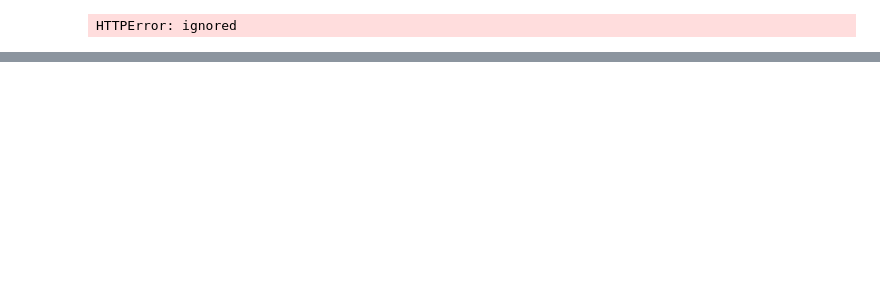
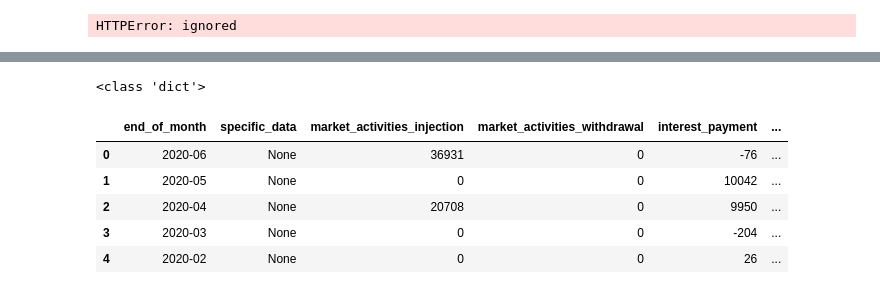
Before and after one commit to BruceAuHK/Dashboard_FFO, a Jupyter notebook: Plotly_Testing_backup.ipynb, the cells around one changed output, grey strips where cells are left out. Saved outputs shown, nothing was run; the diff lists cells and outputs as text; code cells hidden in the pictures; blank space fills up the shorter version.

```diff
--- a/Plotly_Testing_backup.ipynb
+++ b/Plotly_Testing_backup.ipynb
@@ -690,0 +795,26 @@ df.head(10)
+# %%
+import ssl
+import urllib.request
+ssl._create_default_https_context = ssl._create_unverified_context
+records = []
+url = 'https://api.hkma.gov.hk/public/market-data-and-statistics/monthly-statistical-bulletin/monetary-operation/market-operation-periodaverage?offset=0'
+
+raw = urllib.request.urlopen (url)
+type(raw)
+raw_dict = json.loads(raw.read().decode())
+print(type(raw_dict))
+#jsonResponse = json.loads(response.decode('utf-8'))
+
+#          data = json.loads(req.read().decode())
+
+records += raw_dict['result']['records']
+df = pd.json_normalize(records)
+df.head()
+# %% [output]
+<class 'dict'>
+|  | end_of_month | specific_data | market_activities_injection | market_activities_withdrawal | interest_payment | ... |
+| 0 | 2020-06 | None | 36931 | 0 | -76 | ... |
+| 1 | 2020-05 | None | 0 | 0 | 10042 | ... |
+| 2 | 2020-04 | None | 20708 | 0 | 9950 | ... |
+| 3 | 2020-03 | None | 0 | 0 | -204 | ... |
+| 4 | 2020-02 | None | 0 | 0 | 26 | ... |
```
Also changed, not shown: parts of 11 cells of this notebook.
